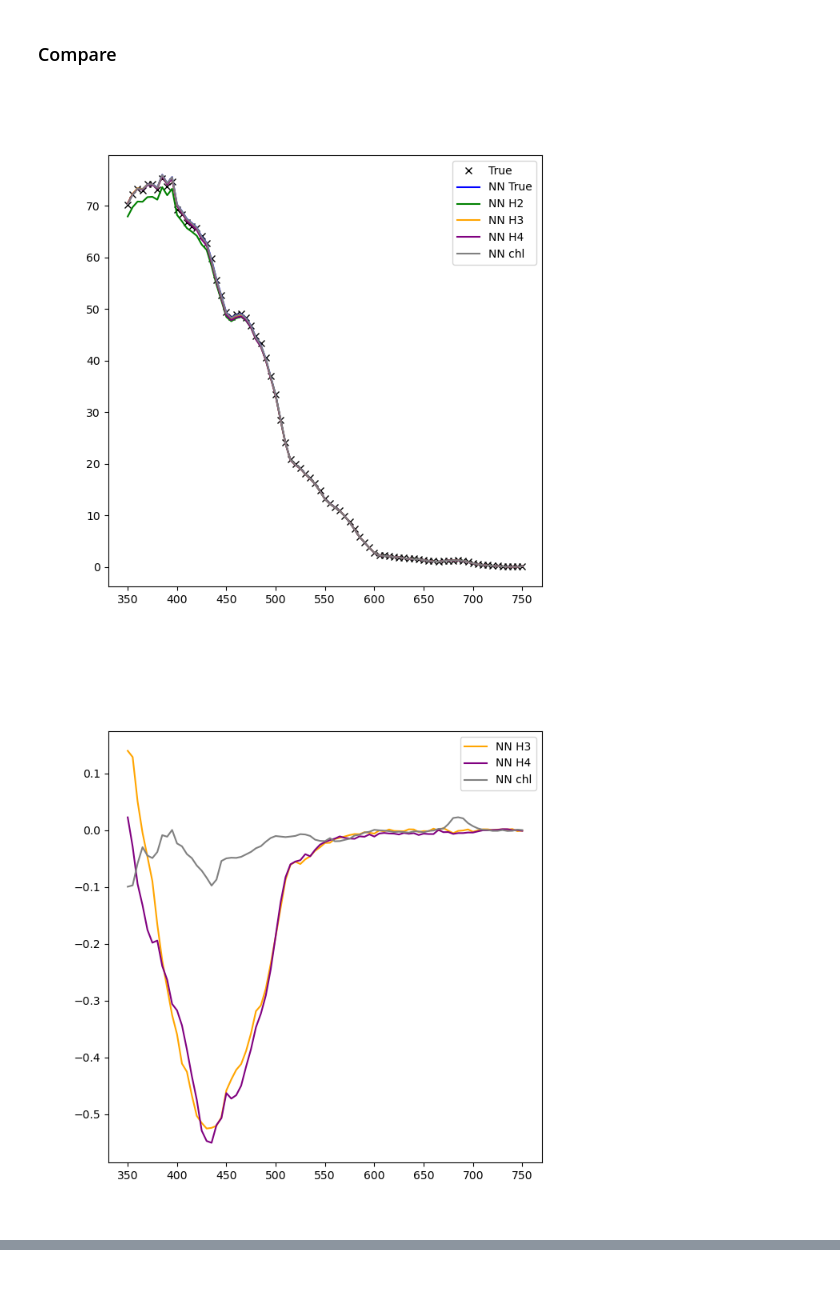
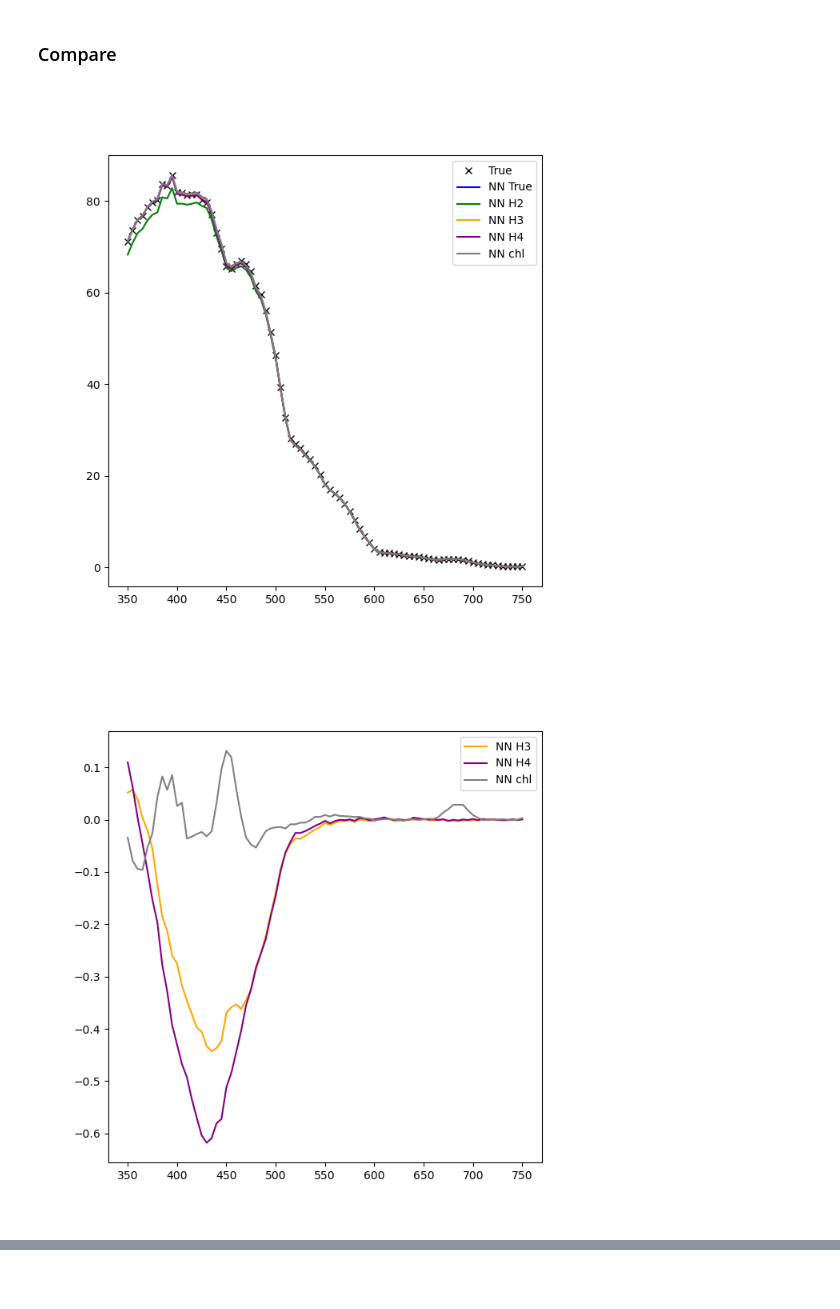
Before and after one commit to AI-for-Ocean-Science/ihop, a Jupyter notebook: papers/I/Analysis/NMF_Emulators.ipynb, the cells around one changed output, grey strips where cells are left out. Cells and saved outputs as stored; diff of their text form; code cells hidden in the pictures.

```diff
--- a/papers/I/Analysis/NMF_Emulators.ipynb
+++ b/papers/I/Analysis/NMF_Emulators.ipynb
@@ -67,7 +68,10 @@ Loading: /home/xavier/Projects/Oceanography/Color/IHOP/Emulators/L23/L23_X4_Y0_n
 # %% [markdown]
 # Changing one coefficient at a time
 # %%
+in_idx = 500
 idx = d_chains['idx'][in_idx]
 true_list = ab[idx].tolist() + [Chl[idx]]
+# Modify true_list
+#true_list[0] = 0.1
 true_list
 # %% [output]
@@ -138,23 +142,23 @@ ax_R.plot(wave, NN_Rs_chl, '-', color='gray', label='NN chl')
 ax_R.legend()
 plt.show()
 # %% [output]
-[figure, old version]
+[figure, new version]
 # %%
 fig = plt.figure(figsize=(7,7))
 ax_R = plt.gca()
 
 #ax_R.plot(wave, Rs[idx], 'kx', label='True')
 #ax_R.plot(wave, NN_Rs-Rs[idx], 'b-', label='NN True')
 #ax_R.plot(wave, NN_Rs_H2-NN_Rs, 'g-', label='NN H2')
-ax_R.plot(wave, 1.3*(NN_Rs_H3-NN_Rs), '-', color='orange', label='NN H3')
+ax_R.plot(wave, 1.1*(NN_Rs_H3-NN_Rs), '-', color='orange', label='NN H3')
 ax_R.plot(wave, NN_Rs_H4-NN_Rs, '-', color='purple', label='NN H4')
 #ax_R.plot(wave, NN_Rs_H5-NN_Rs, '-', color='cyan', label='NN H5')
 #
 #ax_R.plot(wave, NN_Rs_bb2-NN_Rs, '-', color='pink', label='NN bb2')
 # Chl
 ax_R.plot(wave, NN_Rs_chl-NN_Rs, '-', color='gray', label='NN chl')
 #
 ax_R.legend()
 plt.show()
 # %% [output]
-[figure, old version]
+[figure, new version]
```
Also changed, not shown: parts of 3 cells of this notebook, 1 other file.
